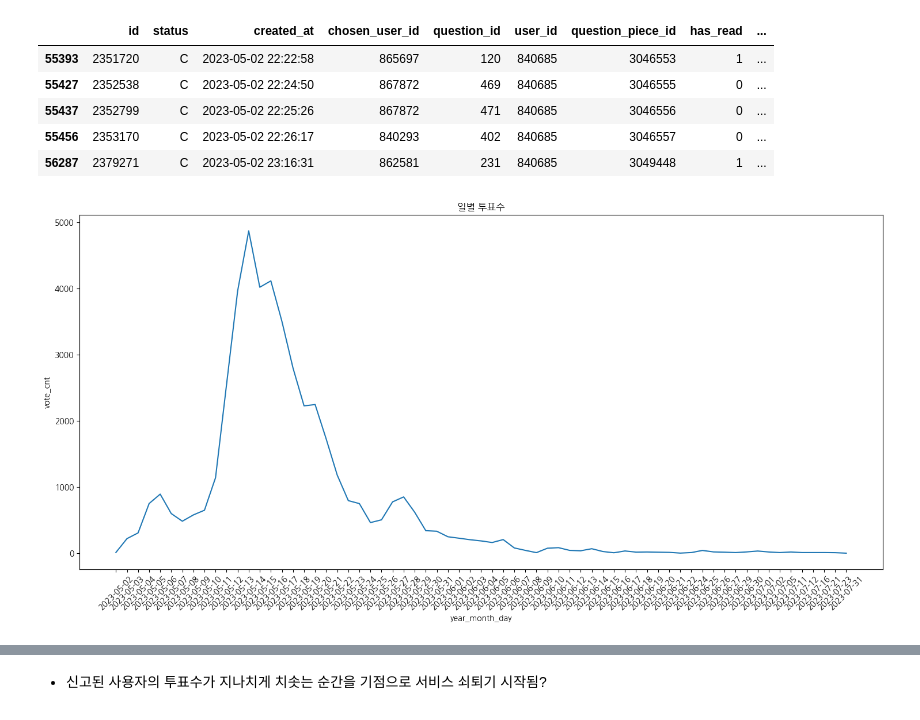
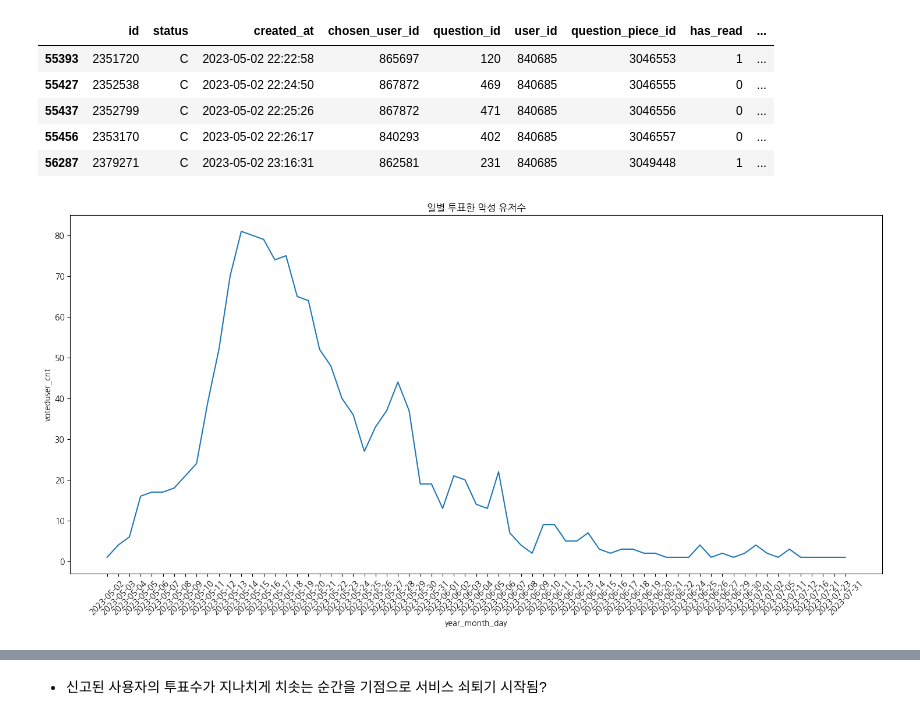
Before and after one commit to saeraniren/advanced_project, a Jupyter notebook: eda_kpi_hj.ipynb, the cells around one changed output, grey strips where cells are left out. Cells and saved outputs as stored; diff of their text form; code cells hidden in the pictures.

```diff
--- a/eda_kpi_hj.ipynb
+++ b/eda_kpi_hj.ipynb
@@ -194,17 +195,17 @@ See the caveats in the documentation: https://pandas.pydata.org/pandas-docs/stab
 | 55456 | 2353170 | C | 2023-05-02 22:26:17 | 840293 | 402 | 840685 | 3046557 | 0 | ... |
 | 56287 | 2379271 | C | 2023-05-02 23:16:31 | 862581 | 231 | 840685 | 3049448 | 1 | ... |
 # %%
-# 날짜별 투표 수
-daily_votecnt_report_df = votecnt_report_df.groupby(['year_month_day']).size().reset_index(name='vote_cnt')
+# 날짜별 투표한 악성 유저 수
+daily_votecnt_report_df = votecnt_report_df.groupby(['year_month_day'])['user_id'].nunique().reset_index(name='voteduser_cnt')
 
 # 시각화
 plt.figure(figsize=(18,8))
-sns.lineplot(data=daily_votecnt_report_df, x='year_month_day', y='vote_cnt')
-plt.title('일별 투표수')
+sns.lineplot(data=daily_votecnt_report_df, x='year_month_day', y='voteduser_cnt')
+plt.title('일별 투표한 악성 유저수')
 plt.xticks(rotation=45)
 plt.show()
 # %% [output]
-[figure, old version]
+[figure, new version]
 # %%
 # 두 그래프 합쳐서 보기
 
```
Also changed, not shown: parts of 31 cells of this notebook.
